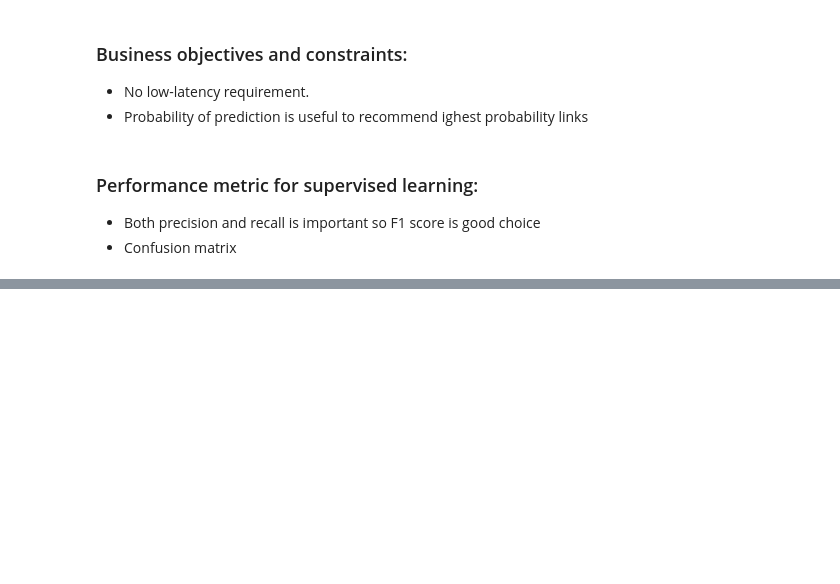
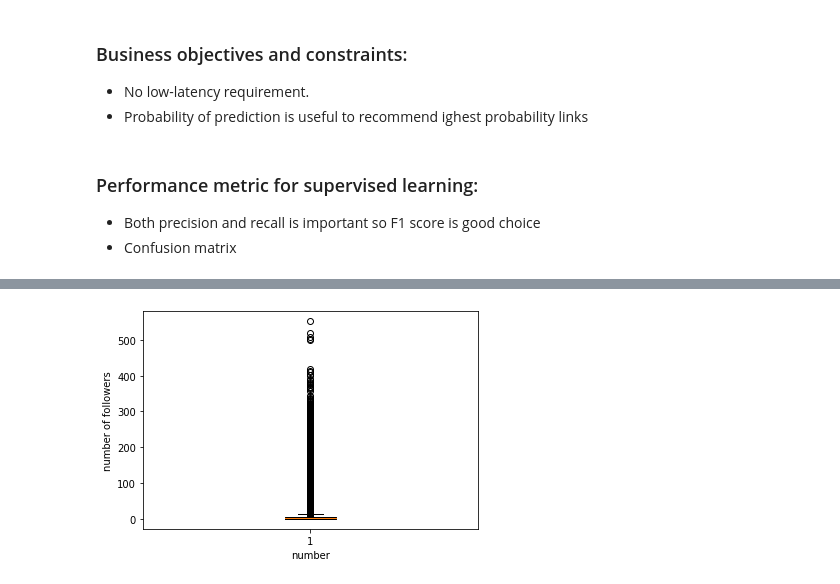
Before and after one commit to subro12/FacebookFriendRecommendation, a Jupyter notebook: S_FB_EDA.ipynb, the cells around one changed output, grey strips where cells are left out. Cells and saved outputs as stored; diff of their text form; code cells hidden in the pictures; blank space fills up the shorter version.

```diff
--- a/S_FB_EDA.ipynb
+++ b/S_FB_EDA.ipynb
@@ -33,0 +177,8 @@ import numpy as np
+# %%
+plt.boxplot(indegree_list)
+plt.ylabel("number of followers")
+plt.xlabel("number")
+plt.show()
+# This look like many outliers, and make sense, we we see skewed graph.
+# %% [output]
+[figure, added]
```
Also changed, not shown: parts of 32 cells of this notebook.
